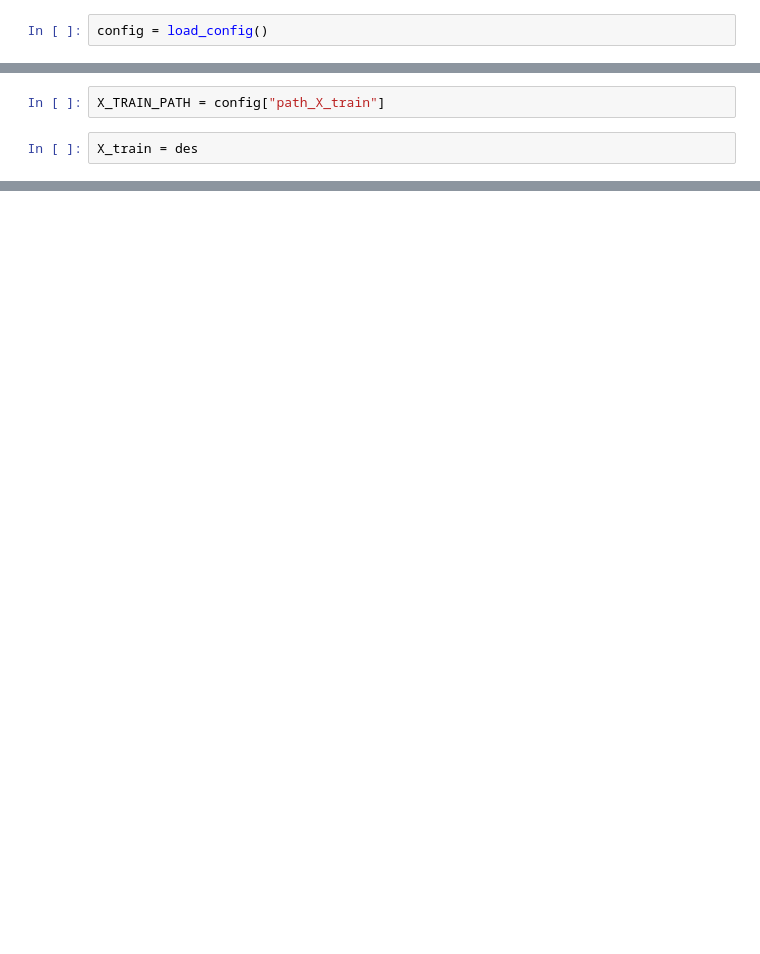
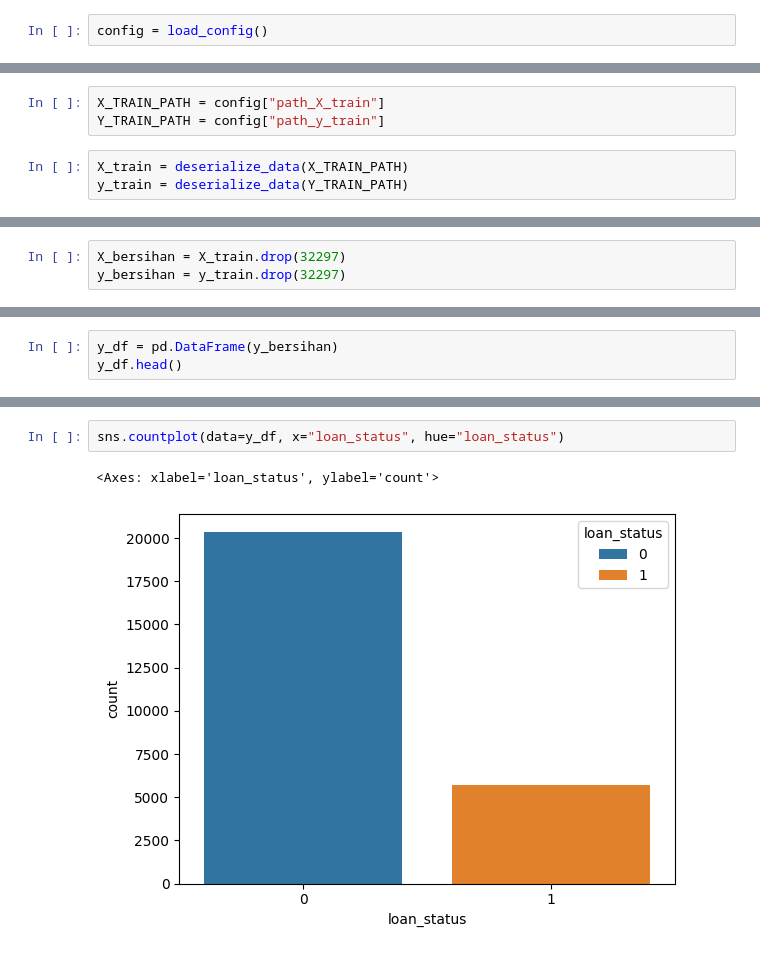
Before and after one commit to alhmdii/credit_risk_mentoring, a Jupyter notebook: eda.ipynb, the cells around one changed output, grey strips where cells are left out. Saved outputs shown, nothing was run; the diff lists cells and outputs as text; blank space fills up the shorter version.

Commit message:
eksplorasi data

```diff
--- a/eda.ipynb
+++ b/eda.ipynb
@@ -37,5 +39,7 @@ config
  'path_y_test': '/home/amadeo/Pacmann/MLProcess/Mentoring/AMADEO_MLPROCESS/data/interim/y_test.pkl'}
 # %%
 X_TRAIN_PATH = config["path_X_train"]
+Y_TRAIN_PATH = config["path_y_train"]
 # %%
-X_train = des
+X_train = deserialize_data(X_TRAIN_PATH)
+y_train = deserialize_data(Y_TRAIN_PATH)
@@ -41,0 +183,3 @@ X_train = des
+# %%
+X_bersihan = X_train.drop(32297)
+y_bersihan = y_train.drop(32297)
@@ -41,0 +231,3 @@ X_train = des
+# %%
+y_df = pd.DataFrame(y_bersihan)
+y_df.head()
@@ -41,0 +241,5 @@ X_train = des
+# %%
+sns.countplot(data=y_df, x="loan_status", hue="loan_status")
+# %% [output]
+<Axes: xlabel='loan_status', ylabel='count'>
+[figure, added]
```
Also changed, not shown: parts of 16 cells of this notebook.
